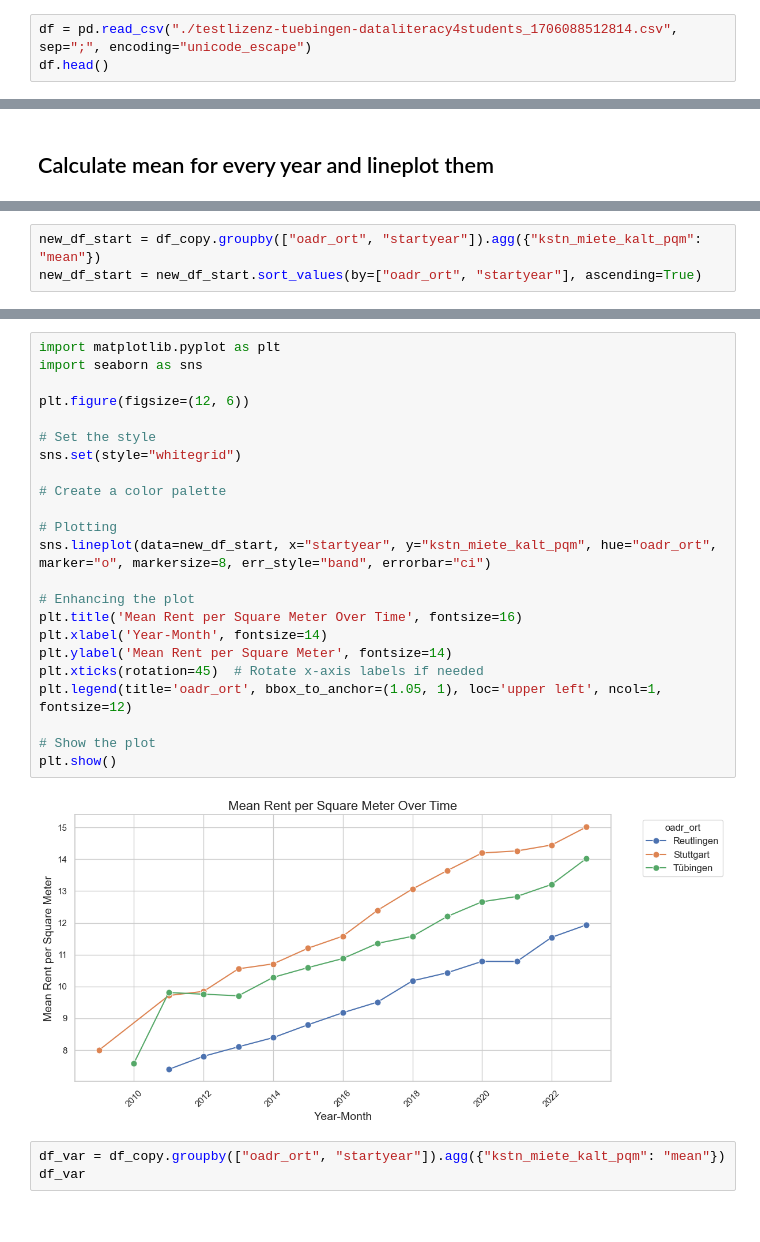
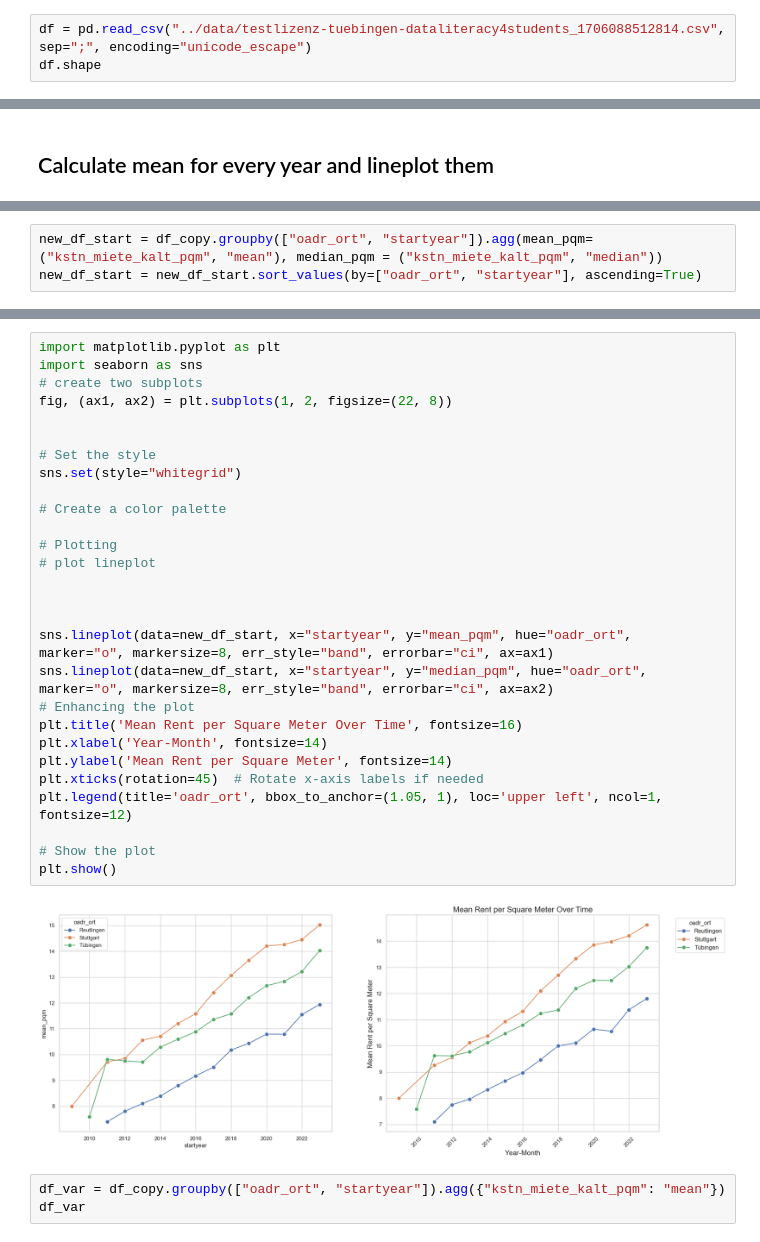
Before and after one commit to okihnjo/DataLiteracy, a Jupyter notebook: notebooks/comparision.ipynb, the cells around one changed output, grey strips where cells are left out. Drawn from its saved outputs; the diff is of its cells as text.

```diff
--- a/notebooks/comparision.ipynb
+++ b/notebooks/comparision.ipynb
@@ -8,6 +8,6 @@ from pandas.api.types import is_object_dtype
 pd.set_option('display.max_columns', None)
 %matplotlib inline
 # %%
-df = pd.read_csv("./testlizenz-tuebingen-dataliteracy4students_1706088512814.csv", sep=";", encoding="unicode_escape")
-df.head()
+df = pd.read_csv("../data/testlizenz-tuebingen-dataliteracy4students_1706088512814.csv", sep=";", encoding="unicode_escape")
+df.shape
 # %% [output]
@@ -99,4 +97,4 @@ new_df_end = df_copy.groupby(["oadr_ort", "endyear"]).agg({"kstn_miete_kalt_pqm"
 new_df_end = new_df_end.sort_values(by=["oadr_ort", "endyear"], ascending=True)
 # %%
-new_df_start = df_copy.groupby(["oadr_ort", "startyear"]).agg({"kstn_miete_kalt_pqm": "mean"})
+new_df_start = df_copy.groupby(["oadr_ort", "startyear"]).agg(mean_pqm=("kstn_miete_kalt_pqm", "mean"), median_pqm = ("kstn_miete_kalt_pqm", "median"))
 new_df_start = new_df_start.sort_values(by=["oadr_ort", "startyear"], ascending=True)
@@ -128,28 +150,33 @@ plt.show()
 # %%
 import matplotlib.pyplot as plt
 import seaborn as sns
+# create two subplots
+fig, (ax1, ax2) = plt.subplots(1, 2, figsize=(22, 8))
 
-plt.figure(figsize=(12, 6))
 
 # Set the style
 sns.set(style="whitegrid")
 
 # Create a color palette
 
 # Plotting
-sns.lineplot(data=new_df_start, x="startyear", y="kstn_miete_kalt_pqm", hue="oadr_ort",  marker="o", markersize=8, err_style="band", errorbar="ci")
+# plot lineplot
 
+
+
+sns.lineplot(data=new_df_start, x="startyear", y="mean_pqm", hue="oadr_ort",  marker="o", markersize=8, err_style="band", errorbar="ci", ax=ax1)
+sns.lineplot(data=new_df_start, x="startyear", y="median_pqm", hue="oadr_ort",  marker="o", markersize=8, err_style="band", errorbar="ci", ax=ax2)
 # Enhancing the plot
 plt.title('Mean Rent per Square Meter Over Time', fontsize=16)
 plt.xlabel('Year-Month', fontsize=14)
 plt.ylabel('Mean Rent per Square Meter', fontsize=14)
 plt.xticks(rotation=45)  # Rotate x-axis labels if needed
 plt.legend(title='oadr_ort', bbox_to_anchor=(1.05, 1), loc='upper left', ncol=1, fontsize=12)
 
 # Show the plot
 plt.show()
 # %% [output]
-[figure, old version]
+[figure, new version]
 # %%
 df_var = df_copy.groupby(["oadr_ort", "startyear"]).agg({"kstn_miete_kalt_pqm": "mean"})
 df_var
```
Also changed, not shown: parts of 14 cells of this notebook, 4 other files.
